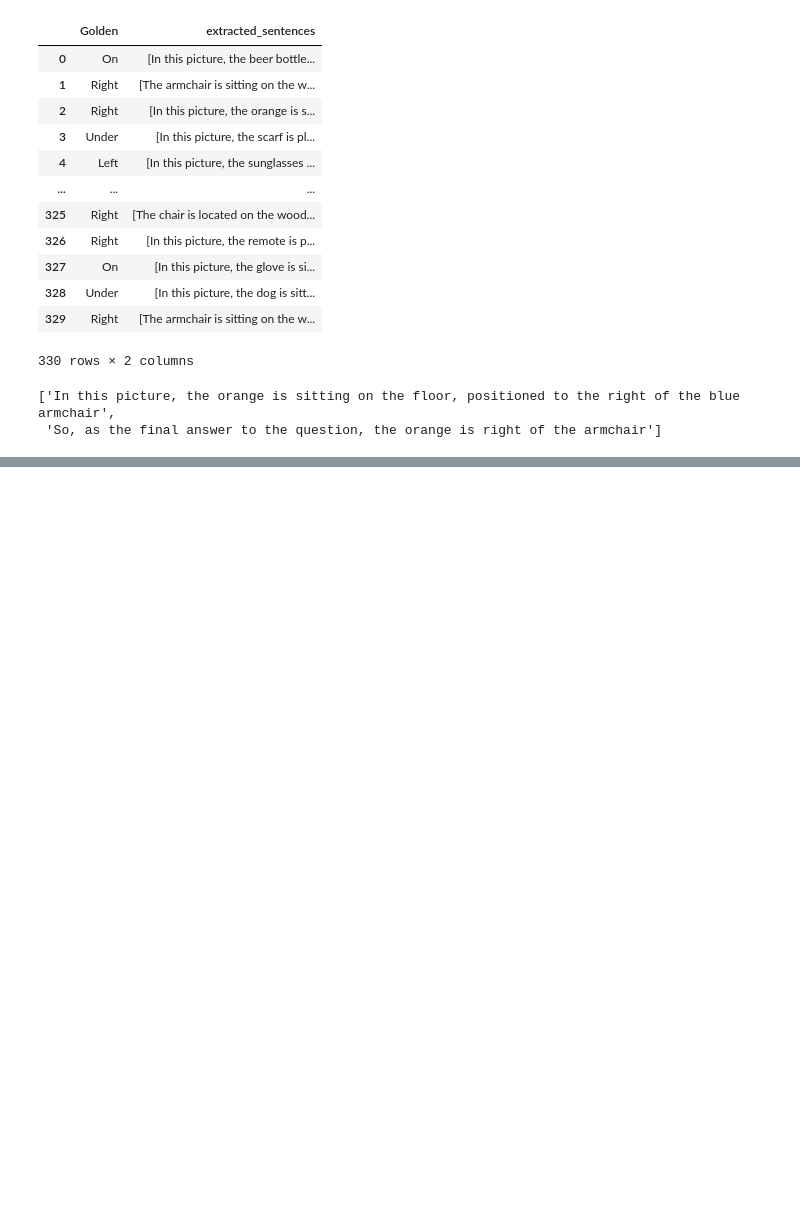
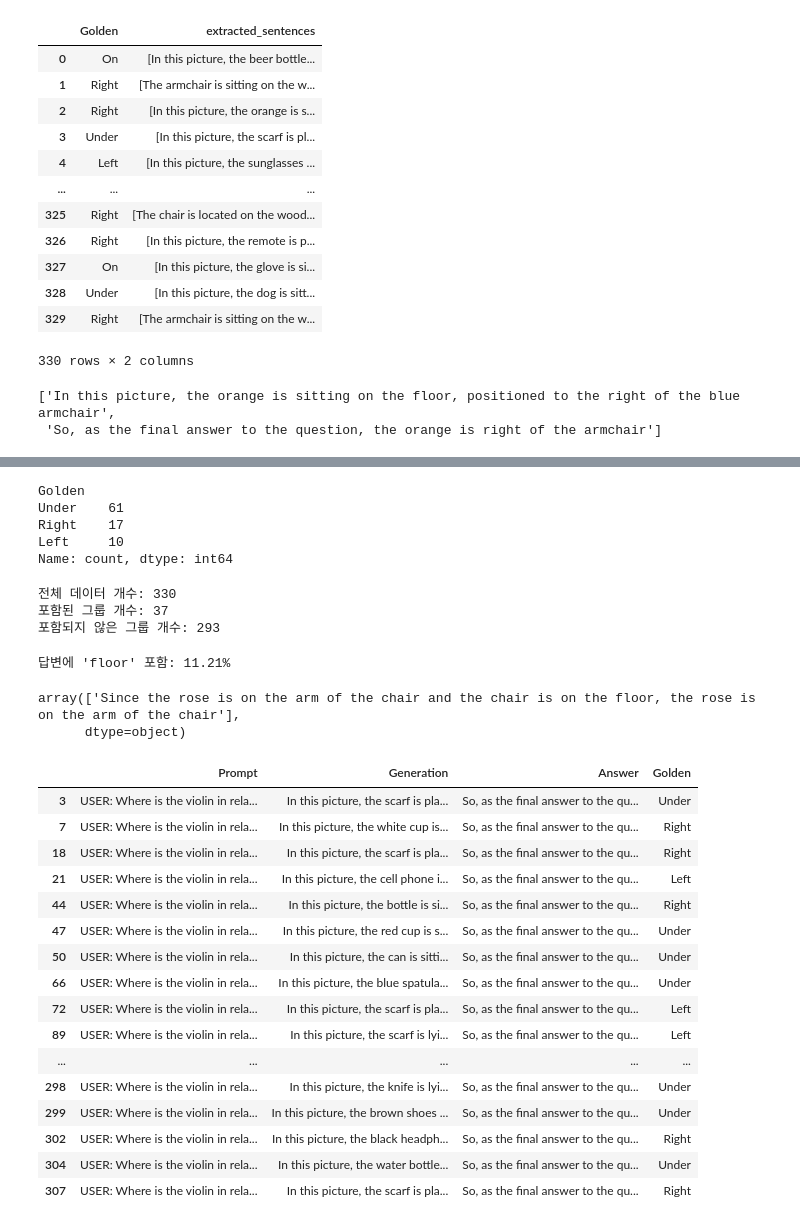
Before and after one commit to dltmdwoOS/AdaptVis_copy, a Jupyter notebook: analysis_cot.ipynb, the cells around one changed output, grey strips where cells are left out. Cells and saved outputs as stored; diff of their text form; code cells hidden in the pictures; blank space fills up the shorter version.

```diff
--- a/analysis_cot.ipynb
+++ b/analysis_cot.ipynb
@@ -117,3 +117,14 @@ df['extracted_sentences'].iloc[2]
 # %% [output]
 ['In this picture, the orange is sitting on the floor, positioned to the right of the blue armchair',
  'So, as the final answer to the question, the orange is right of the armchair']
+# %%
+
+import json, os
+import pandas as pd
+path = "output/results_Controlled_Images_A_few_shot_CoT_1.0_1.0_True.json"
+
+
+with open(path, 'r') as f:
+    data = json.load(f)
+
+df = pd.DataFrame(data)
@@ -119,0 +175,61 @@ df['extracted_sentences'].iloc[2]
+# %%
+label_counts = group_not_included['Golden'].value_counts()
+
+print(label_counts)
+# %% [output]
+Golden
+Under    61
+Right    17
+Left     10
+Name: count, dtype: int64
+# %%
+mask = df.apply(lambda row: 'floor' in str(row['Answer']), axis=1)
+
+# 2. 그룹 분리
+floor_included = df[mask].copy()      # 포함된 그룹 (정답)
+floor_not_included = df[~mask].copy() # 포함되지 않은 그룹 (오답)
+
+# ---------------------------------------------------------
+# 결과 확인
+# ---------------------------------------------------------
+print(f"전체 데이터 개수: {len(df)}")
+print(f"포함된 그룹 개수: {len(floor_included)}")
+print(f"포함되지 않은 그룹 개수: {len(floor_not_included)}")
+# %% [output]
+전체 데이터 개수: 330
+포함된 그룹 개수: 37
+포함되지 않은 그룹 개수: 293
+# %%
+print(f"답변에 'floor' 포함: {100*(len(floor_included)/len(df)):.04}%")
+# %% [output]
+답변에 'floor' 포함: 11.21%
+# %%
+floor_included[floor_included['Golden'] == 'On'].Answer.values
+# %% [output]
+array(['Since the rose is on the arm of the chair and the chair is on the floor, the rose is on the arm of the chair'],
+      dtype=object)
+# %%
+mask = floor_included.apply(lambda row: str(row['Golden']).lower() in str(row['Answer']), axis=1)
+
+floor_included_group_included = floor_included[mask].copy()      # 포함된 그룹 (정답)
+floor_included_group_not_included = floor_included[~mask].copy() # 포함되지 않은 그룹 (오답)
+# %%
+floor_included_group_not_included
+# %% [output]
+|  | Prompt | Generation | Answer | Golden |
+| 3 | USER: Where is the violin in rela... | In this picture, the scarf is pla... | So, as the final answer to the qu... | Under |
+| 7 | USER: Where is the violin in rela... | In this picture, the white cup is... | So, as the final answer to the qu... | Right |
+| 18 | USER: Where is the violin in rela... | In this picture, the scarf is pla... | So, as the final answer to the qu... | Right |
+| 21 | USER: Where is the violin in rela... | In this picture, the cell phone i... | So, as the final answer to the qu... | Left |
+| 44 | USER: Where is the violin in rela... | In this picture, the bottle is si... | So, as the final answer to the qu... | Right |
+| 47 | USER: Where is the violin in rela... | In this picture, the red cup is s... | So, as the final answer to the qu... | Under |
+| 50 | USER: Where is the violin in rela... | In this picture, the can is sitti... | So, as the final answer to the qu... | Under |
+| 66 | USER: Where is the violin in rela... | In this picture, the blue spatula... | So, as the final answer to the qu... | Under |
+| 72 | USER: Where is the violin in rela... | In this picture, the scarf is pla... | So, as the final answer to the qu... | Left |
+| 89 | USER: Where is the violin in rela... | In this picture, the scarf is lyi... | So, as the final answer to the qu... | Left |
+| ... | ... | ... | ... | ... |
+| 298 | USER: Where is the violin in rela... | In this picture, the knife is lyi... | So, as the final answer to the qu... | Under |
+| 299 | USER: Where is the violin in rela... | In this picture, the brown shoes ... | So, as the final answer to the qu... | Under |
+| 302 | USER: Where is the violin in rela... | In this picture, the black headph... | So, as the final answer to the qu... | Right |
+| 304 | USER: Where is the violin in rela... | In this picture, the water bottle... | So, as the final answer to the qu... | Under |
+| 307 | USER: Where is the violin in rela... | In this picture, the scarf is pla... | So, as the final answer to the qu... | Right |
```
Also changed, not shown: parts of 6 cells of this notebook, 16 other files.
